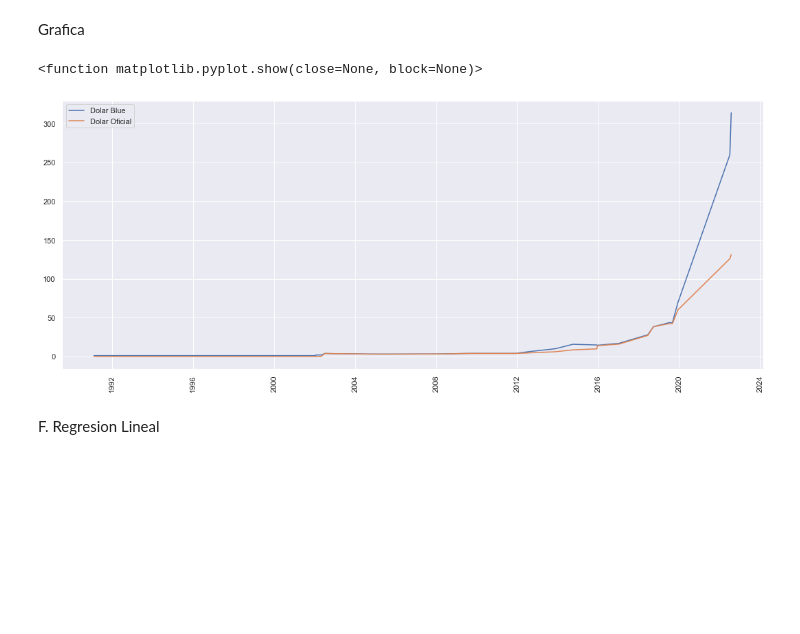
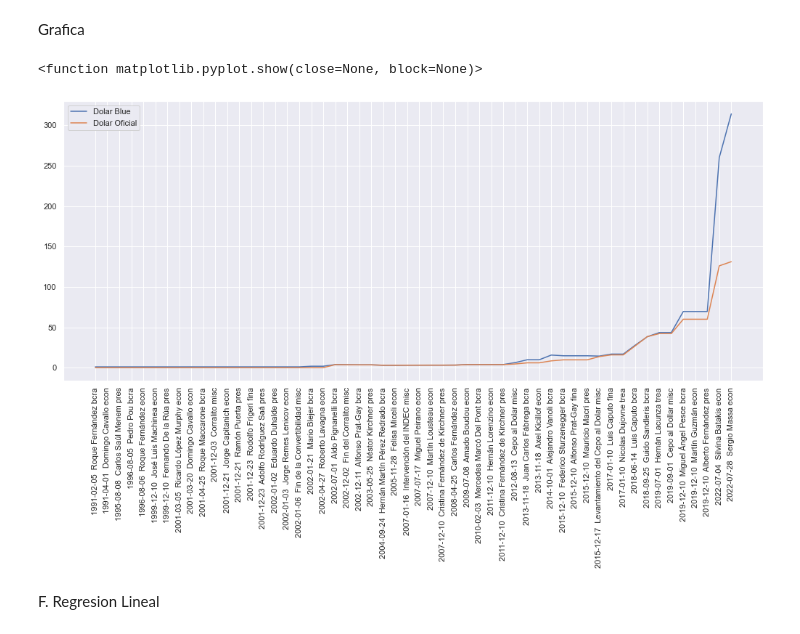
Before and after one commit to jeanApi/Proyecto_DolarBlue-DolarOficial, a Jupyter notebook: PI.ipynb, the cells around one changed output. Drawn from its saved outputs; the diff is of its cells as text; code cells hidden in the pictures; blank space fills up the shorter version.

```diff
--- a/PI.ipynb
+++ b/PI.ipynb
@@ -431,3 +431,8 @@ datos
 | 73 | 2022-07-04 | Silvina Batakis | econ | 260.0000 | 125.99 |
 | 74 | 2022-07-28 | Sergio Massa | econ | 314.0000 | 131.13 |
 75 rows × 5 columns
+# %%
+datos_historico=[]
+for i in range(0,datos.shape[0]):
+    datos_historico.append(str(datos.Fecha[i])[:-8]+' '+datos.e[i]+' '+datos.t[i])
+datos_historico
@@ -435,29 +458,28 @@ datos
 Grafica
 # %%
 y = datos.Usd_blue
-x = datos.Fecha
-
 y2 = datos.Usd_oficial
 
+x = datos_historico
 
 # Generamos la figura y los ejes
 fig = plt.figure()
 ax = plt.axes()
 
 # Ploteamos las dos lineas, dandole un nombre a cada una mediante el parámetro 'label'
 ax.plot(x, y, label='Dolar Blue')
 ax.plot(x,y2, label='Dolar Oficial')
 
 # Agregamos la leyenda al gráfico
 ax.legend()
 
 plt.gcf().set_size_inches(15,6)
 plt.tight_layout()
 plt.xticks(rotation=90)
 plt.show
 # %% [output]
 <function matplotlib.pyplot.show(close=None, block=None)>
-[figure, old version]
+[figure, new version]
 # %% [markdown]
 F. Regresion Lineal
 # %% [markdown]
```
Also changed, not shown: parts of 10 cells of this notebook, 1 other file.
